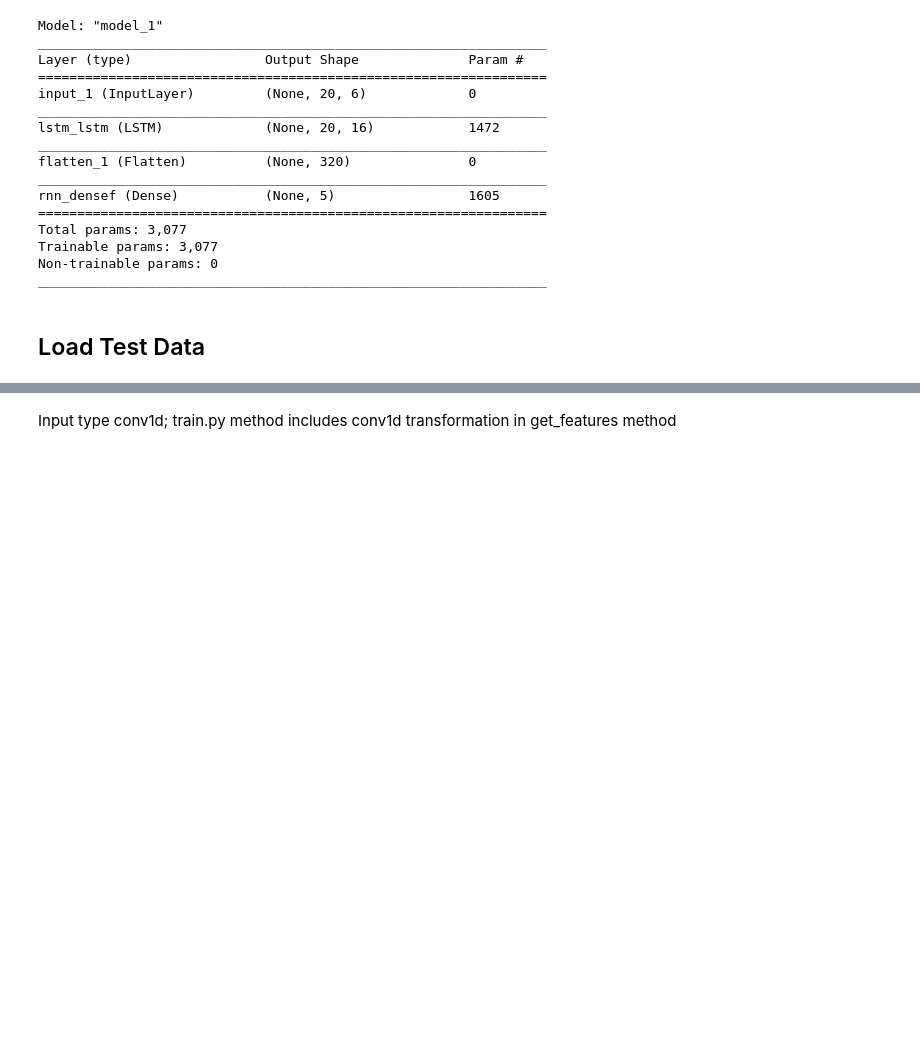
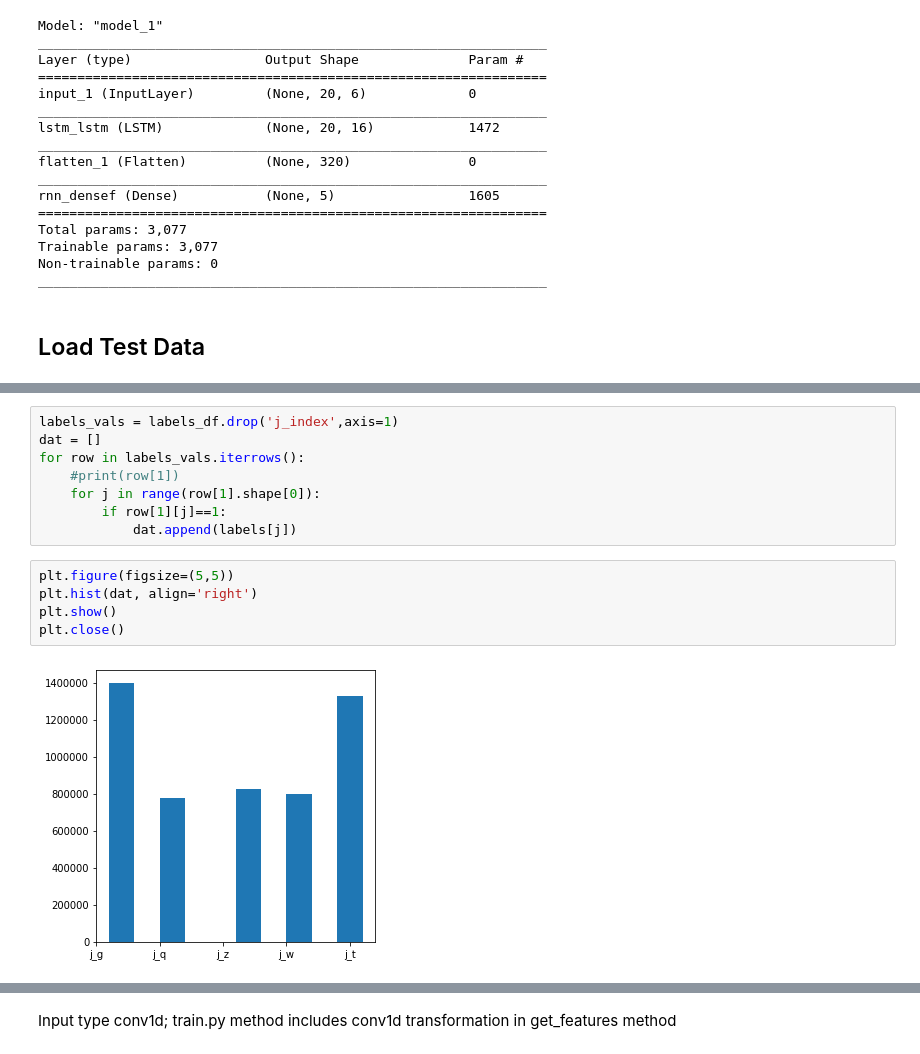
Before and after one commit to Chkoda/Deep-Learning-Model-Evaluation, a Jupyter notebook: LSTM/LSTM Model Evaluation.ipynb, the cells around one changed output, grey strips where cells are left out. Cells and saved outputs as stored; diff of their text form; blank space fills up the shorter version.

```diff
--- a/LSTM/LSTM Model Evaluation.ipynb
+++ b/LSTM/LSTM Model Evaluation.ipynb
@@ -81,0 +262,15 @@ _________________________________________________________________
+# %%
+labels_vals = labels_df.drop('j_index',axis=1)
+dat = []
+for row in labels_vals.iterrows():
+    #print(row[1])
+    for j in range(row[1].shape[0]):
+        if row[1][j]==1:
+            dat.append(labels[j])
+# %%
+plt.figure(figsize=(5,5))
+plt.hist(dat, align='right')
+plt.show()
+plt.close()
+# %% [output]
+[figure, added]
```
Also changed, not shown: parts of 40 cells of this notebook, 5 other files.
